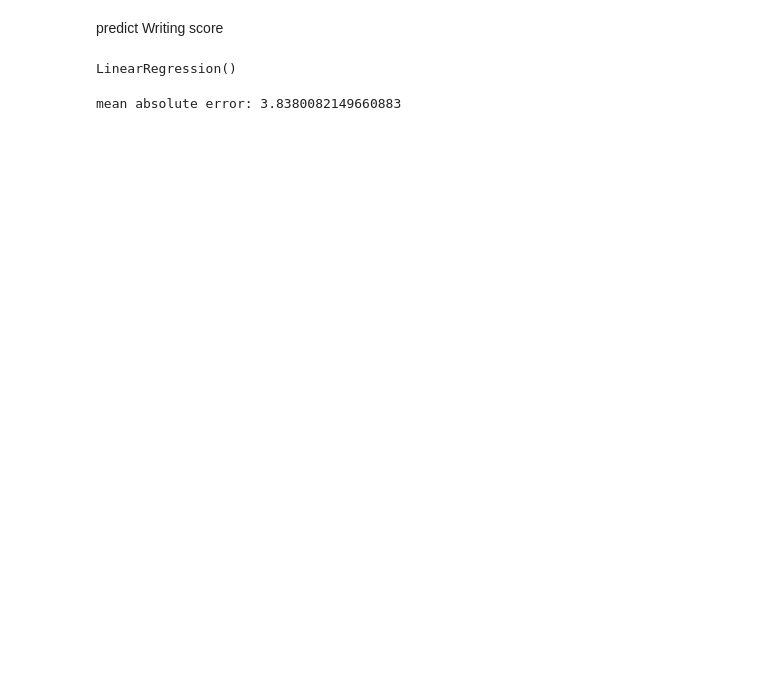
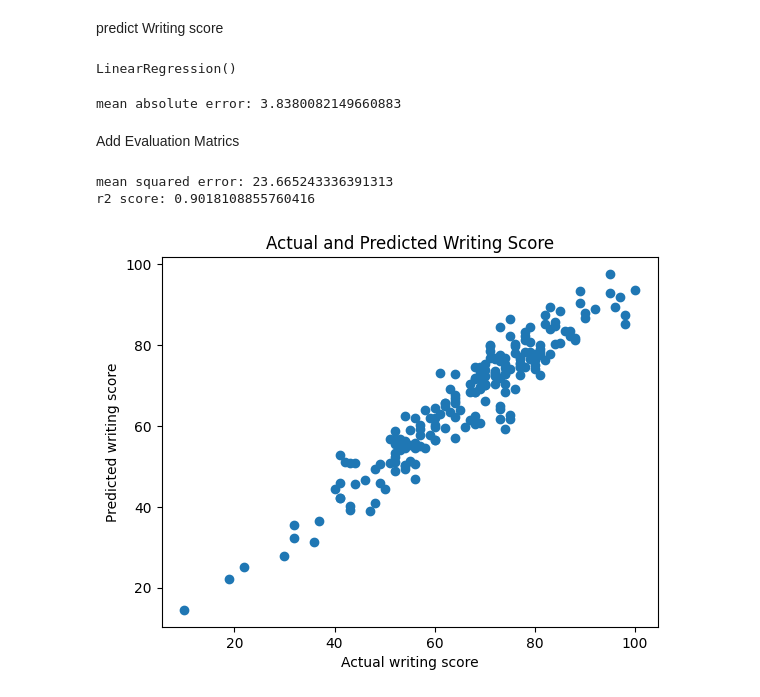
Before and after one commit to Riya851Nayak/data-science-learning, a Jupyter notebook: day08_student_performance_ml.ipynb, the cells around one changed output. Cells and saved outputs as stored; diff of their text form; code cells hidden in the pictures; blank space fills up the shorter version.

Commit message:
Day 08: Student performance ML model with evaluation and visualization

```diff
--- a/day08_student_performance_ml.ipynb
+++ b/day08_student_performance_ml.ipynb
@@ -40,3 +40,24 @@ mea = mean_absolute_error(y_test, y_pred)
 print("mean absolute error:",mea)
 # %% [output]
 mean absolute error: 3.8380082149660883
+# %% [markdown]
+Add Evaluation Matrics
+# %%
+from sklearn.metrics import mean_squared_error,r2_score
+mse = mean_squared_error(y_test, y_pred)
+r2 = r2_score(y_test, y_pred)
+
+print("mean squared error:",mse)
+print("r2 score:",r2)
+# %% [output]
+mean squared error: 23.665243336391313
+r2 score: 0.9018108855760416
+# %%
+plt.figure()
+plt.scatter(y_test,y_pred)
+plt.xlabel('Actual writing score')
+plt.ylabel('Predicted writing score')
+plt.title('Actual and Predicted Writing Score')
+plt.show()
+# %% [output]
+[figure, added]
```
